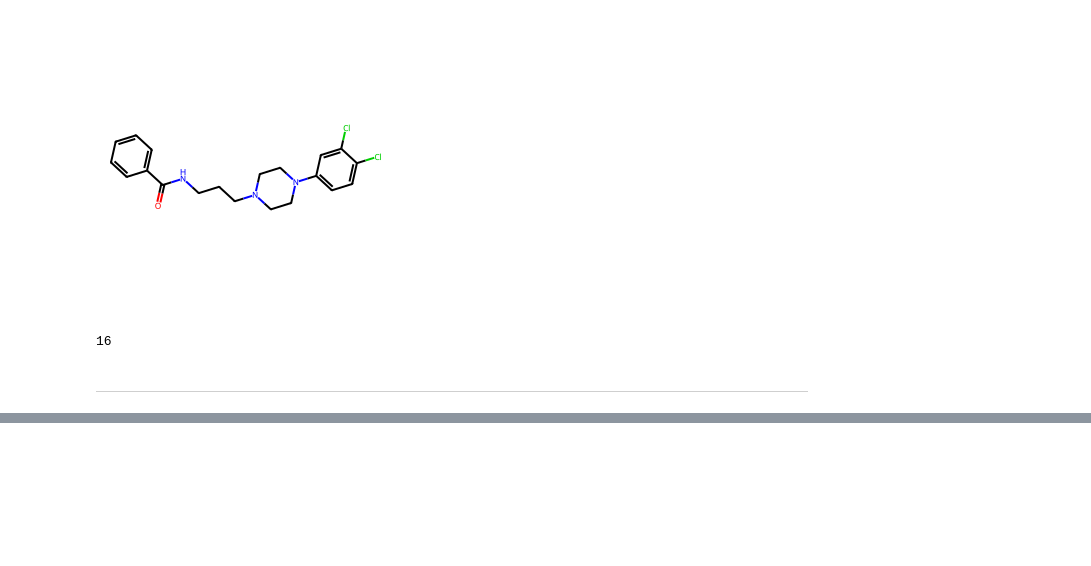
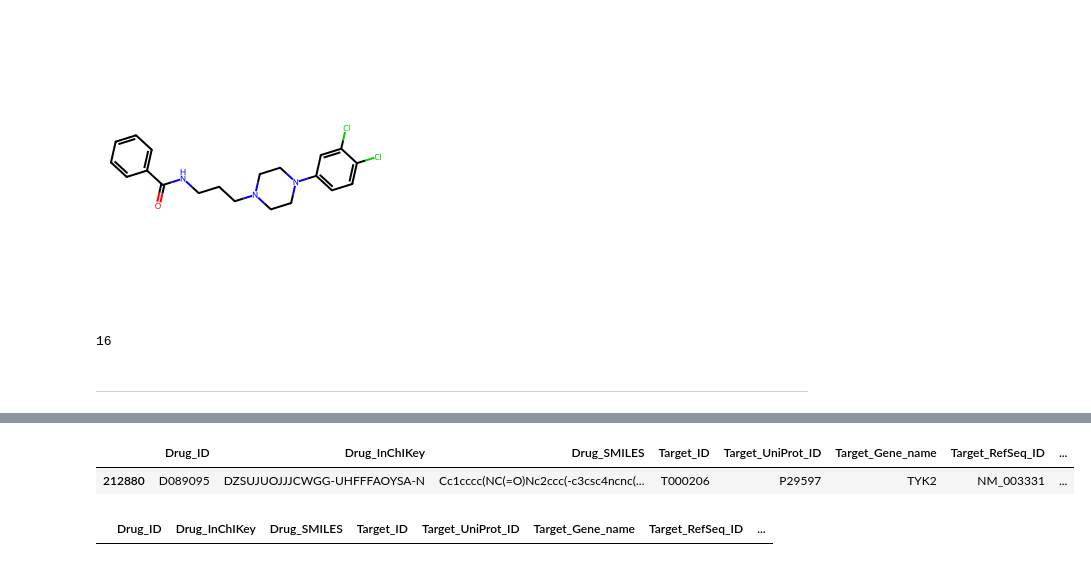
Before and after one commit to robsyc/MB-VAE-DTI, a Jupyter notebook: notebooks/training_validating.ipynb, the cells around one changed output, grey strips where cells are left out. Cells and saved outputs as stored; diff of their text form; code cells hidden in the pictures; blank space fills up the shorter version.

```diff
--- a/notebooks/training_validating.ipynb
+++ b/notebooks/training_validating.ipynb
@@ -278,7 +271,7 @@ aa_counts = df_filtered["Target_AA"].value_counts()
 df_sub = df_filtered[df_filtered["Target_AA"].isin(aa_counts[aa_counts.between(64, 128)].index)]
 
 df_train_true_sub = df_train_true[df_train_true["Target_AA"].isin(df_sub["Target_AA"].unique())]
-targets = df_train_true_sub["Target_AA"].value_counts().sort_values(ascending=True).head(8).index
+targets = df_train_true_sub["Target_AA"].value_counts().sort_values(ascending=True).head(32).index
 
 df = df[df["Target_AA"].isin(targets)]
 
@@ -376,0 +417,9 @@ pl.seed_everything(config.hardware.seed, workers=True)
+# %%
+df[(df["Target_AA"] == targets[target_idx]) & (df["Drug_SMILES"] == "Cc1cccc(NC(=O)Nc2ccc(-c3csc4ncnc(N)c34)cc2)c1")]
+# %% [output]
+|  | Drug_ID | Drug_InChIKey | Drug_SMILES | Target_ID | Target_UniProt_ID | Target_Gene_name | Target_RefSeq_ID | ... |
+| 212880 | D089095 | DZSUJUOJJJCWGG-UHFFFAOYSA-N | Cc1cccc(NC(=O)Nc2ccc(-c3csc4ncnc(... | T000206 | P29597 | TYK2 | NM_003331 | ... |
+# %%
+df[df["Drug_SMILES"] == "Nc1ccc(-c2csc3ncnc(N)c23)cc1"]
+# %% [output]
+|  | Drug_ID | Drug_InChIKey | Drug_SMILES | Target_ID | Target_UniProt_ID | Target_Gene_name | Target_RefSeq_ID | ... |
```
Also changed, not shown: parts of 11 cells of this notebook, 2 other files.
